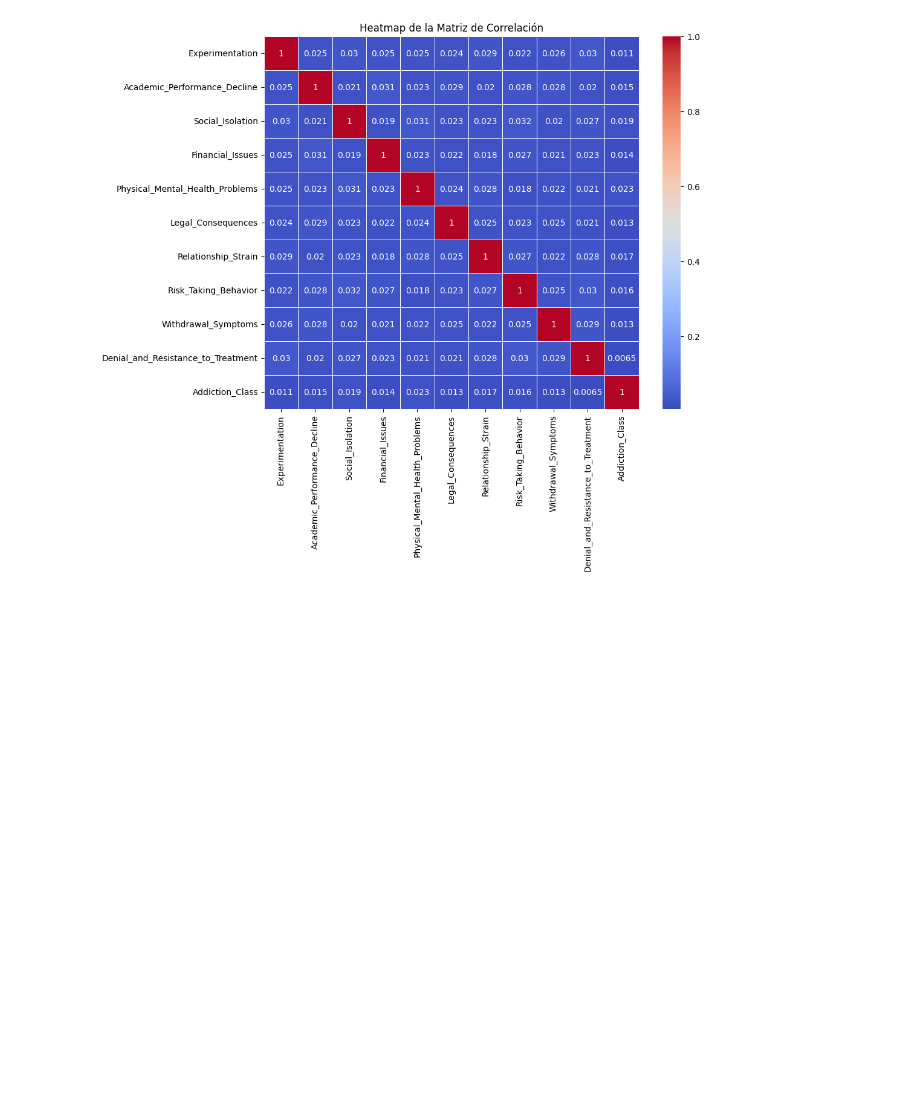
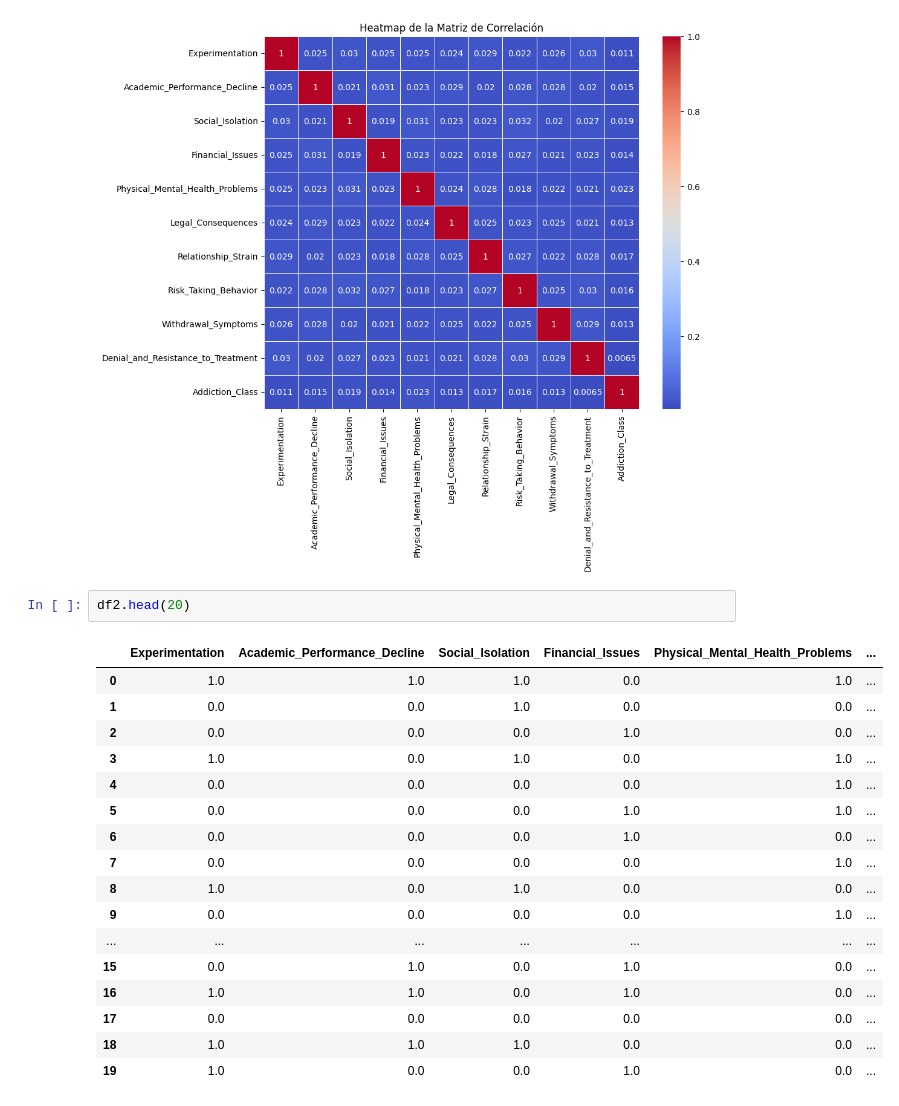
Before and after one commit to FrankRomeroT/H-bito, a Jupyter notebook: Dia 3/estudiantes_adicción.ipynb, the cells around one changed output. Saved outputs shown, nothing was run; the diff lists cells and outputs as text; blank space fills up the shorter version.

```diff
--- a/Dia 3/estudiantes_adicción.ipynb
+++ b/Dia 3/estudiantes_adicción.ipynb
@@ -114,3 +115,23 @@ plt.title('Heatmap de la Matriz de Correlación')
 plt.show()
 # %% [output]
 [figure]
+# %%
+df2.head(20)
+# %% [output]
+|  | Experimentation | Academic_Performance_Decline | Social_Isolation | Financial_Issues | Physical_Mental_Health_Problems | ... |
+| 0 | 1.0 | 1.0 | 1.0 | 0.0 | 1.0 | ... |
+| 1 | 0.0 | 0.0 | 1.0 | 0.0 | 0.0 | ... |
+| 2 | 0.0 | 0.0 | 0.0 | 1.0 | 0.0 | ... |
+| 3 | 1.0 | 0.0 | 1.0 | 0.0 | 1.0 | ... |
+| 4 | 0.0 | 0.0 | 0.0 | 0.0 | 1.0 | ... |
+| 5 | 0.0 | 0.0 | 0.0 | 1.0 | 1.0 | ... |
+| 6 | 0.0 | 0.0 | 0.0 | 1.0 | 0.0 | ... |
+| 7 | 0.0 | 0.0 | 0.0 | 0.0 | 1.0 | ... |
+| 8 | 1.0 | 0.0 | 1.0 | 0.0 | 0.0 | ... |
+| 9 | 0.0 | 0.0 | 0.0 | 0.0 | 1.0 | ... |
+| ... | ... | ... | ... | ... | ... | ... |
+| 15 | 0.0 | 1.0 | 0.0 | 1.0 | 0.0 | ... |
+| 16 | 1.0 | 1.0 | 0.0 | 1.0 | 0.0 | ... |
+| 17 | 0.0 | 0.0 | 0.0 | 0.0 | 0.0 | ... |
+| 18 | 1.0 | 1.0 | 1.0 | 0.0 | 0.0 | ... |
+| 19 | 1.0 | 0.0 | 0.0 | 1.0 | 0.0 | ... |
```
Also changed, not shown: parts of 9 cells of this notebook, 2 other files.
